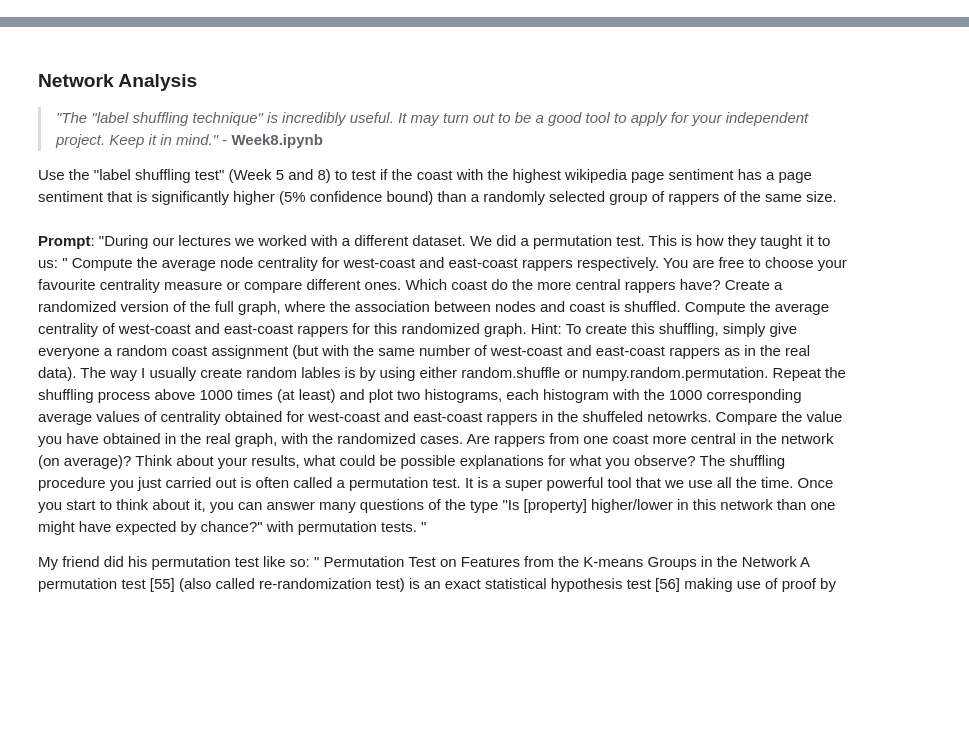
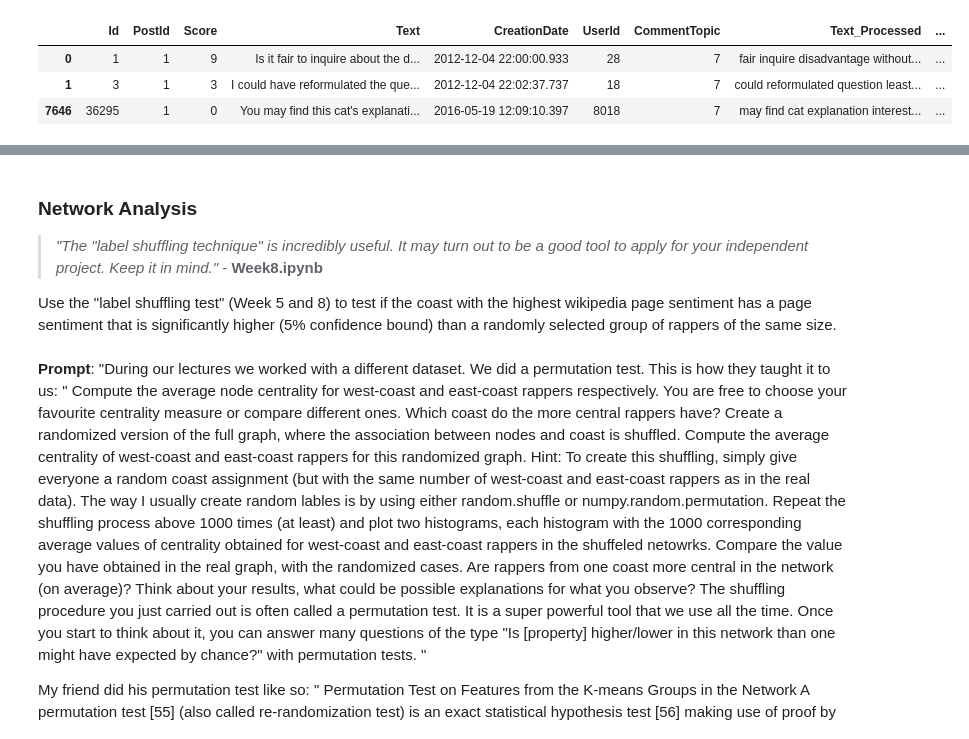
Before and after one commit to pierrehogenhaug/stackexchange_politics, a Jupyter notebook: network_new.ipynb, the cells around one changed output, grey strips where cells are left out. Drawn from its saved outputs; the diff is of its cells as text; code cells hidden in the pictures; blank space fills up the shorter version.

```diff
--- a/network_new.ipynb
+++ b/network_new.ipynb
@@ -16,0 +141,9 @@ import time
+# %%
+# We look at the comments on the questions (CommentersOnQuestion)
+# We see that the comments['UserId'] corresponds to the users in df_graph['CommentersOnQuestion'] == [28, 18, 8018]
+comments[comments['PostId']==1]
+# %% [output]
+|  | Id | PostId | Score | Text | CreationDate | UserId | CommentTopic | Text_Processed | ... |
+| 0 | 1 | 1 | 9 | Is it fair to inquire about the d... | 2012-12-04 22:00:00.933 | 28 | 7 | fair inquire disadvantage without... | ... |
+| 1 | 3 | 1 | 3 | I could have reformulated the que... | 2012-12-04 22:02:37.737 | 18 | 7 | could reformulated question least... | ... |
+| 7646 | 36295 | 1 | 0 | You may find this cat's explanati... | 2016-05-19 12:09:10.397 | 8018 | 7 | may find cat explanation interest... | ... |
```
Also changed, not shown: parts of 39 cells of this notebook.
